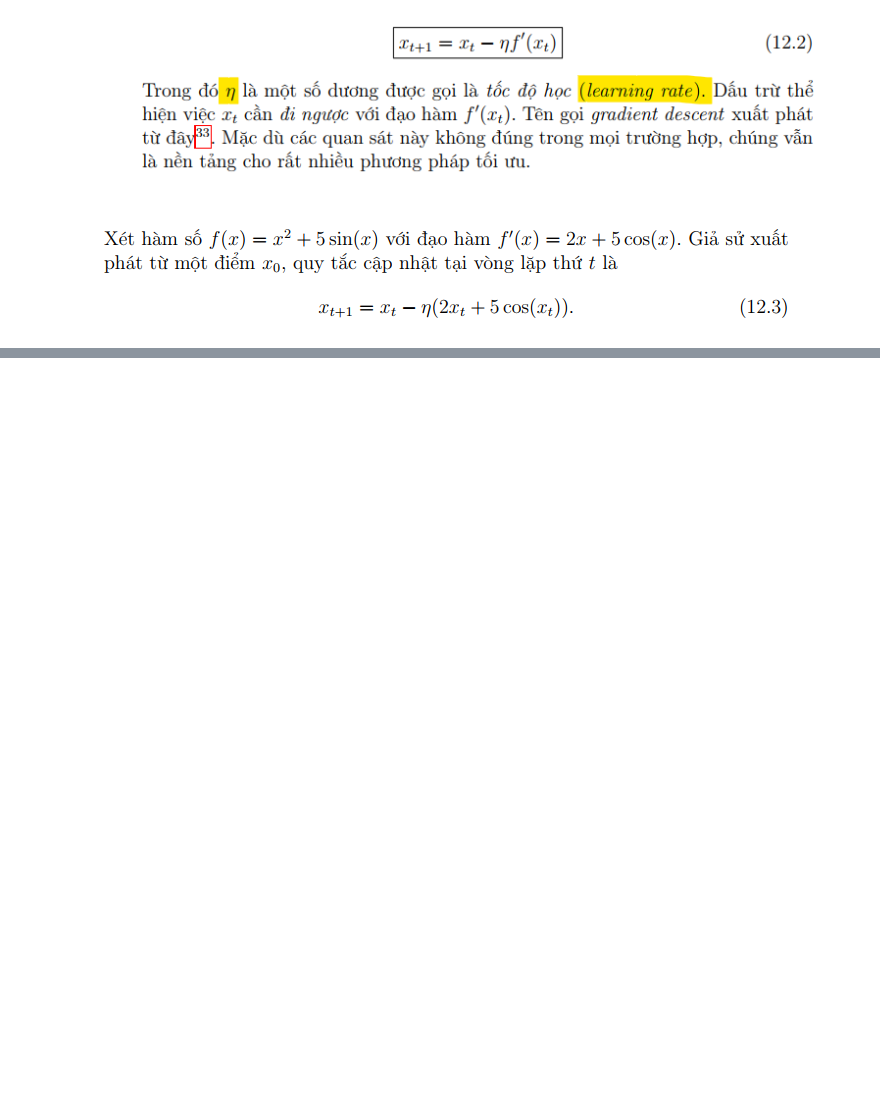
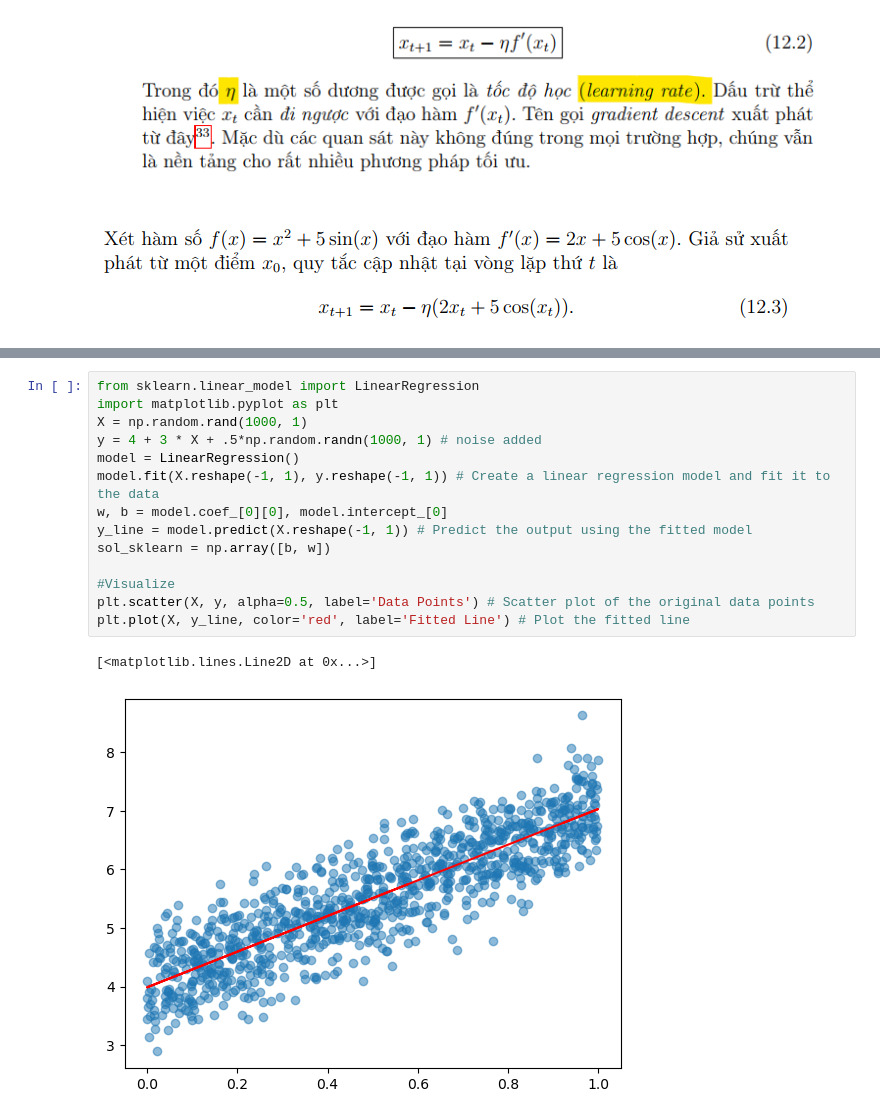
Before and after one commit to hungvu-kdb/ML-Fundamentals, a Jupyter notebook: GD.ipynb, the cells around one changed output, grey strips where cells are left out. Drawn from its saved outputs; the diff is of its cells as text; blank space fills up the shorter version.

```diff
--- a/GD.ipynb
+++ b/GD.ipynb
@@ -29,0 +43,17 @@ Solution x2 = -1.110341, cost = -3.246394, after 29 iterations
+# %%
+from sklearn.linear_model import LinearRegression
+import matplotlib.pyplot as plt
+X = np.random.rand(1000, 1)
+y = 4 + 3 * X + .5*np.random.randn(1000, 1) # noise added
+model = LinearRegression()
+model.fit(X.reshape(-1, 1), y.reshape(-1, 1)) # Create a linear regression model and fit it to the data
+w, b = model.coef_[0][0], model.intercept_[0]
+y_line = model.predict(X.reshape(-1, 1)) # Predict the output using the fitted model
+sol_sklearn = np.array([b, w])
+
+#Visualize
+plt.scatter(X, y, alpha=0.5, label='Data Points') # Scatter plot of the original data points
+plt.plot(X, y_line, color='red', label='Fitted Line') # Plot the fitted line
+# %% [output]
+[<matplotlib.lines.Line2D at 0x...>]
+[figure, added]
```
Also changed, not shown: parts of 6 cells of this notebook, 10 other files.
